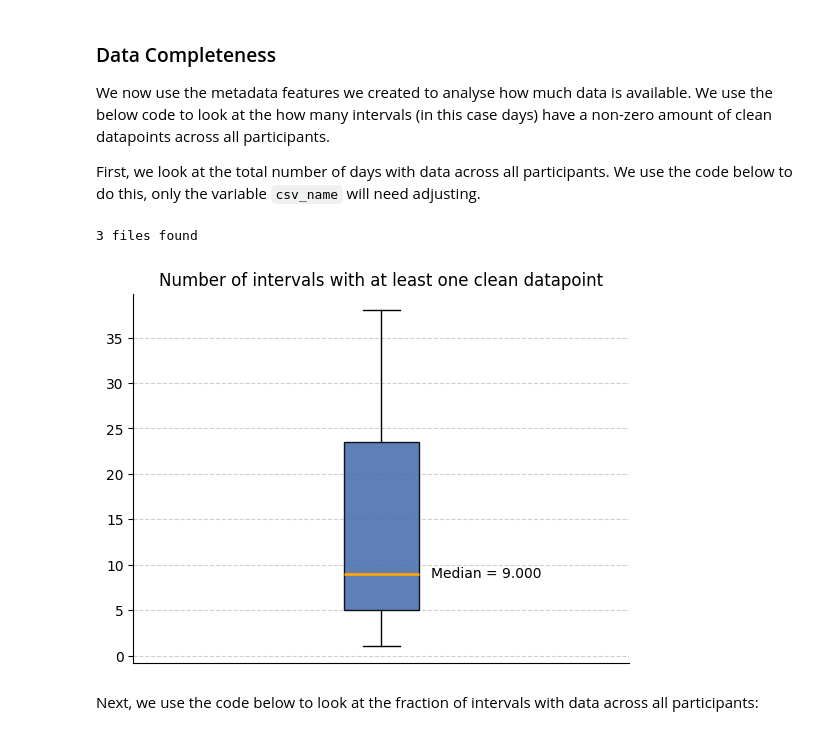
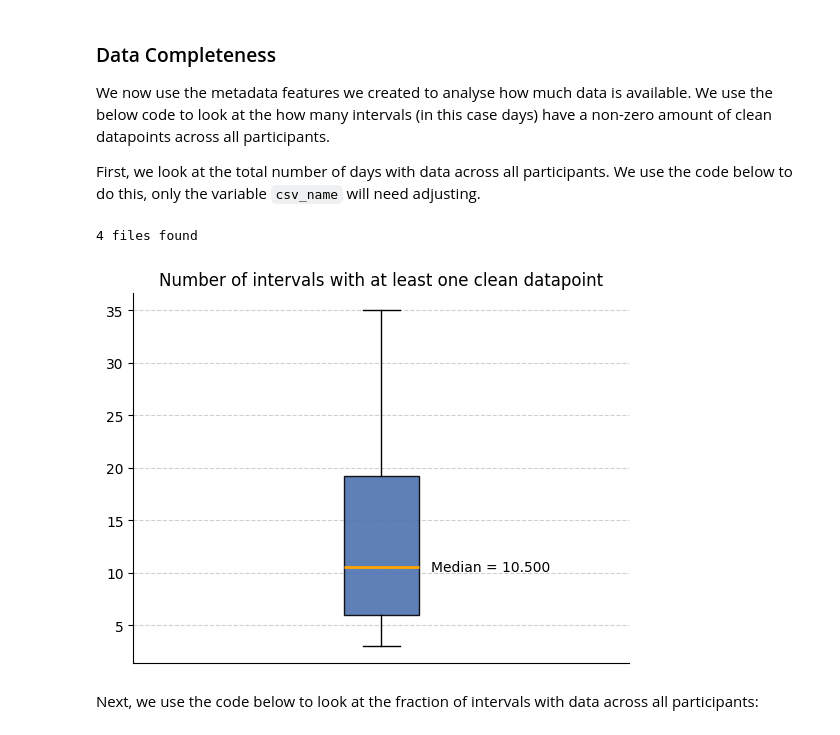
Before and after one commit to MentalHealthMission/data-book, a Jupyter notebook: content/general_template.ipynb, the cells around one changed output. Saved outputs shown, nothing was run; the diff lists cells and outputs as text; code cells hidden in the pictures.

Commit message:
Added new data

```diff
--- a/content/general_template.ipynb
+++ b/content/general_template.ipynb
@@ -93,9 +92,9 @@ folder_path = base_dir / "example_data"
 folder_path_str = str(folder_path) + "/"
 
 # Set input variables
-Folder_structure = 1  # This should be either 1 or 2 (see above)
+Folder_structure = 2  # This should be either 1 or 2 (see above)
 csv_name = (
-    "sensorkit_device_usage"  # The standard name for the csv that contains this data
+    "android_phone_user_interaction"  # The standard name for the csv that contains this data
 )
 site_list = ["test"]  # The names of the subfolders for each site
 input_folder = folder_path_str  # The folder that contains all the site subfolders
@@ -351,7 +329,7 @@ In this example we then go on to extract the total unlock duration per day using
 It is also important to note that for some data types you may need to do additional cleaning steps on the the output of the cleaning function before extracting features.
 # %%
 output_folder = "../output/"
-data_type = "sensorkit_device_usage"
+data_type = "android_phone_user_interaction"
 interval = "D"  # The interval required, here we want daily features
 
 # Define filter_dictionary if neccesary
@@ -360,7 +338,8 @@ filter_dictionary = {
     # dictionary and set filter_dict in the function below to filter_dictionary. The keys
     # here are the names of the columns you want to filter by, and the values are the list
     # of acceptable entries for that column.
-    "value.device": ["iPhone"]
+    "col1": [1, 3, 5],
+    "col2": ["A", "C"],
 }
 
 for file_path in files_list:
@@ -384,30 +363,30 @@ for file_path in files_list:
         df=df,
         interval=interval,
         time_stamp_col="value.time",  # The timestamp column
-        measurement_col="value.totalUnlockDuration",  # The measurement column
-        STG=1,  # The STG
-        EAS_thresh=1,
-        STG_fix=True,  # Setting this to True here to fix STG errors in the cleaned data files
-        meas_agg="mean",  # RT+CM and STG+CM errors will be merged by getting a mean.
+        measurement_col="value.interactionState",  # The measurement column
+        STG=0.1,  # The STG
+        EAS_thresh=None,
+        STG_fix=False,  # Setting this to True here to fix STG errors in the cleaned data files
+        meas_agg="first",  # RT+CM and STG+CM errors will be merged by getting a mean.
         end_time_col=None,  # Leaving as None as there is no end time column
-        duration_col="value.duration",  # The duration column
-        filter_dict=filter_dictionary,  # This is set to the dictionary above to filter to just phone data.
+        duration_col=None,  # The duration column
+        filter_dict=None,  # This is set to the dictionary above to filter to just phone data.
         convert_to_unix=None,  # The data is already in unix seconds
         included_errors=[
             "RT+CM",
-            "STG+CM",
-            "EAS",
+            "STG+CM"
         ],  # Changed from default to exclude STG-CM errors and include EAS
     )
 
     # Extract features from cleaned_df
+    cleaned_df=cleaned_df[cleaned_df['value.interactionState']=='UNLOCKED'] # Filter to only include rows where the phone is unlocked
     daily_unlock_time = feature_extraction.get_fixed_series(
         df=cleaned_df,
         interval=interval,
-        agg="sum",  # This will give us a total of all datapoints per interval
-        meas_col="value.totalUnlockDuration",  # The column we want to sum over
+        agg="count",  # This will give us a total of all datapoints per interval
+        meas_col="value.interactionState",  # The column we want to sum over
         timestamp_col="value.time",  # The timestamp column
-        new_name="Total time phone unlocked (secs)",  # The name of the feature (to be included in the output csv)
+        new_name="Number of phone unlocks",  # The name of the feature (to be included in the output csv)
     )
 
     # Save output files
@@ -459,20 +438,21 @@ days) have a non-zero amount of clean datapoints across all participants.
 
 First, we look at the total number of days with data across all participants. We use the code below to do this, only the variable `csv_name` will need adjusting.
 # %%
-csv_name = "sensorkit_device_usage_D_metadata" # The name of the metadata files created above.
+csv_name = "android_phone_user_interaction_D_metadata" # The name of the metadata files created above.
+input_folder=output_folder
 files_list = helper_funcs.get_file_paths(
     input_folder, csv_name, Folder_structure=2, site_list=site_list
 )
 all_participants = []
 for path in files_list:
     df = pd.read_csv(path)
     df["total clean datapoints"] = df["total counts"] - df["total timestamps with any error"]
     all_participants.append(len(df[df["total clean datapoints"] > 0]))
 
 helper_funcs.draw_boxplot(df=all_participants, title="Number of intervals with at least one clean datapoint")
 # %% [output]
-3 files found
+4 files found
-[figure, old version]
+[figure, new version]
 # %% [markdown]
 Next, we use the code below to look at the fraction of intervals with data across all participants:
 # %%
```
Also changed, not shown: parts of 12 cells of this notebook, 4 other files.
